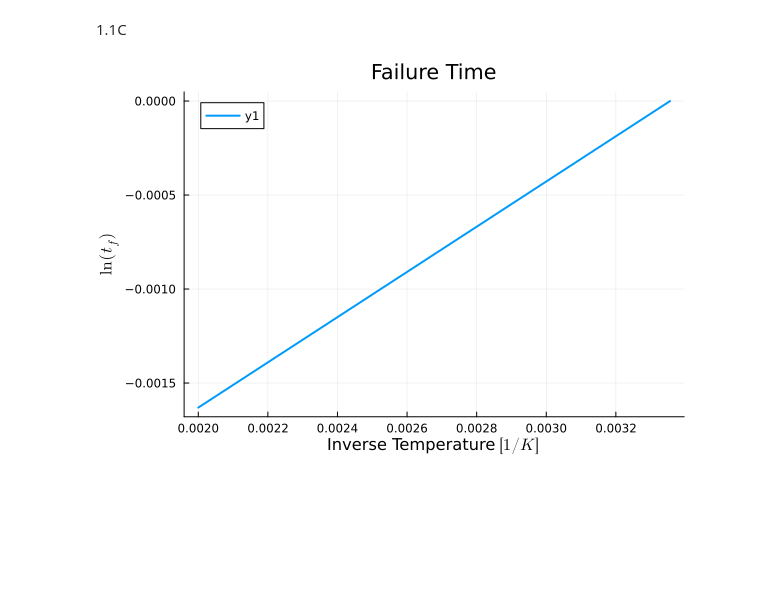
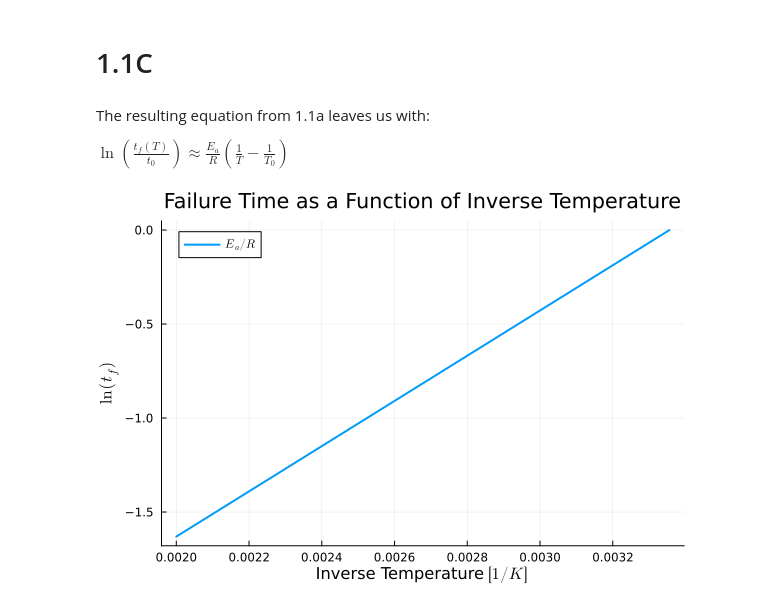
Before and after one commit to SGA68/CHEM5501-Advanced-Topics-in-Physical-Chemistry, a Jupyter notebook: Problem Sets/S.Arnold_Problem_Set_1.ipynb, the cells around one changed output. Drawn from its saved outputs; the diff is of its cells as text; code cells hidden in the pictures; blank space fills up the shorter version.

```diff
--- a/Problem Sets/S.Arnold_Problem_Set_1.ipynb
+++ b/Problem Sets/S.Arnold_Problem_Set_1.ipynb
@@ -1,31 +7,32 @@
 # %% [markdown]
-1.1C
+# 1.1C
+# %% [markdown]
+The resulting equation from 1.1a leaves us with:
+
+$\ln(\frac{t_f(T)}{t_0}) \approx \frac{E_a}{R}(\frac{1}{T}-\frac{1}{T_0})$
 # %%
 using Plots
 gr()
 
 # Generate data
 temp_range = range(298, 500, length=100) #Range from room teperature to 500K
 inverse_temp_range = (temp_range).^-1
 
-Ea = 10 # J
+Ea = 10000 # J
 R = 8.314462618 # J/mol k
-
-t_0 = 0
-t_f = 10
-
 T_0 = 298
-
 
 y = (Ea/R).*((inverse_temp_range).-(1/T_0))
 
 # In Julia, columns represent separate data series
-plot(inverse_temp_range, y,
-    #  label=["Sine"],
-     lw=2,
-     title="Failure Time",
-     xlabel=raw"Inverse Temperature $[1/K]$",
-     ylabel=raw"$\ln(t_f)$"
-     )
+plot(
+    inverse_temp_range,
+    y,
+    label=raw"$E_a / R$",
+    lw=2,
+    title="Failure Time as a Function of Inverse Temperature",
+    xlabel=raw"Inverse Temperature $[1/K]$",
+    ylabel=raw"$\ln(t_f)$"
+)
 # %% [output]
-[figure, old version]
+[figure, new version]
```
Also changed, not shown: parts of 1 cell of this notebook.
